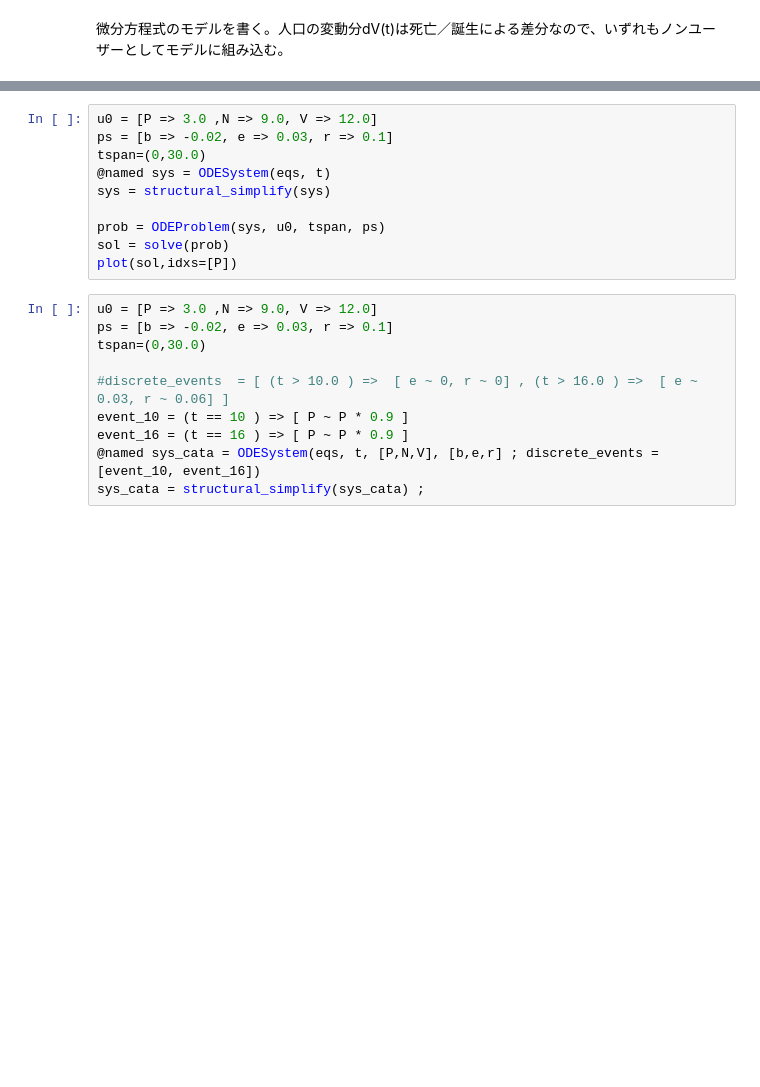
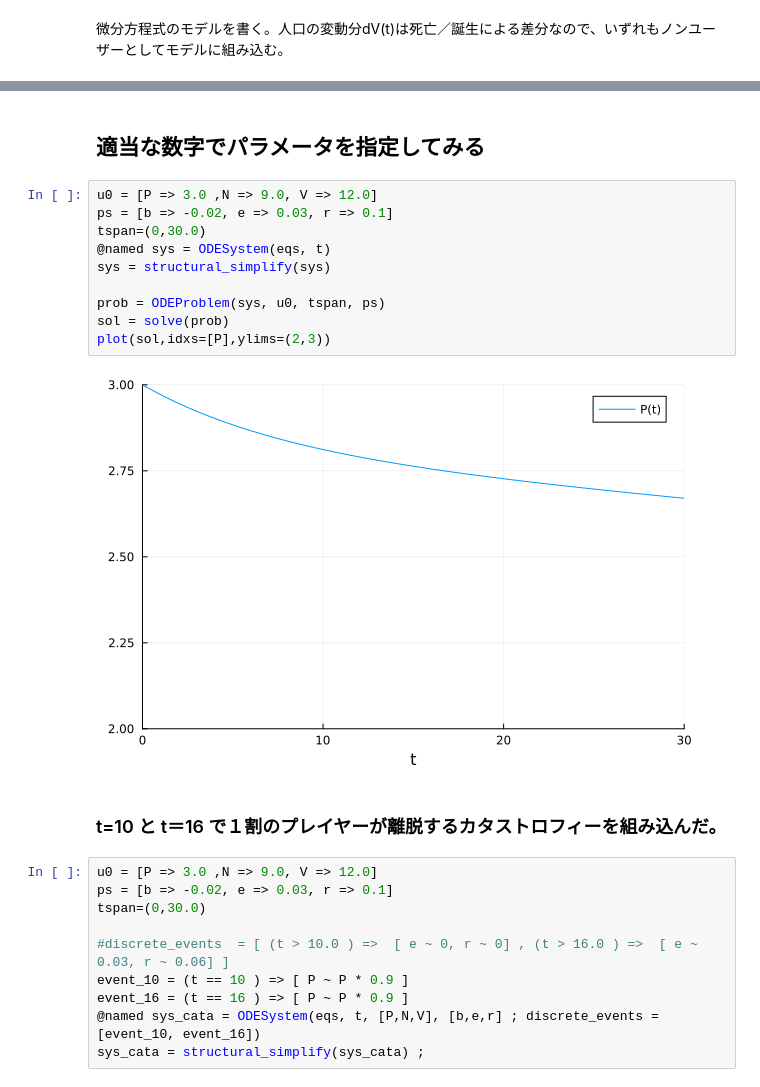
Before and after one commit to kimseok1973/Pachinko_Industry, a Jupyter notebook: パチンコの微分方程式モデリング.ipynb, the cells around one changed output, grey strips where cells are left out. Saved outputs shown, nothing was run; the diff lists cells and outputs as text; blank space fills up the shorter version.

```diff
--- a/パチンコの微分方程式モデリング.ipynb
+++ b/パチンコの微分方程式モデリング.ipynb
@@ -80,13 +96,19 @@ eqs = [ D(P) ~ e * ( V - P )  - r * P
+# %% [markdown]
+## 適当な数字でパラメータを指定してみる
 # %%
 u0 = [P => 3.0 ,N => 9.0, V => 12.0]
 ps = [b => -0.02, e => 0.03, r => 0.1]
 tspan=(0,30.0)
 @named sys = ODESystem(eqs, t)
 sys = structural_simplify(sys)
 
 prob = ODEProblem(sys, u0, tspan, ps)
 sol = solve(prob)
-plot(sol,idxs=[P])
+plot(sol,idxs=[P],ylims=(2,3))
+# %% [output]
+[figure, added]
+# %% [markdown]
+### t=10 と t＝16 で１割のプレイヤーが離脱するカタストロフィーを組み込んだ。
 # %%
 u0 = [P => 3.0 ,N => 9.0, V => 12.0]
 ps = [b => -0.02, e => 0.03, r => 0.1]
```
Also changed, not shown: parts of 37 cells of this notebook, 1 other file.
